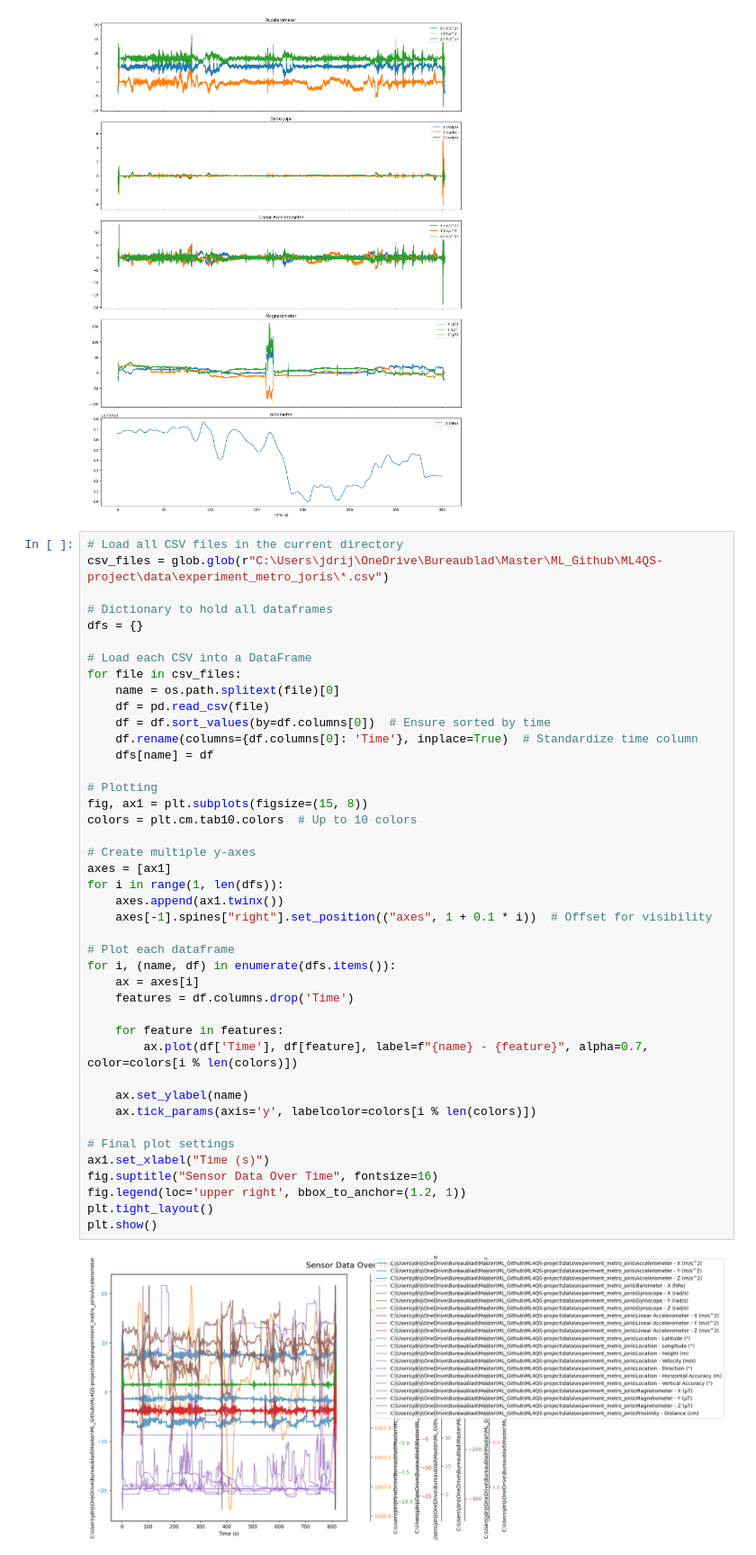
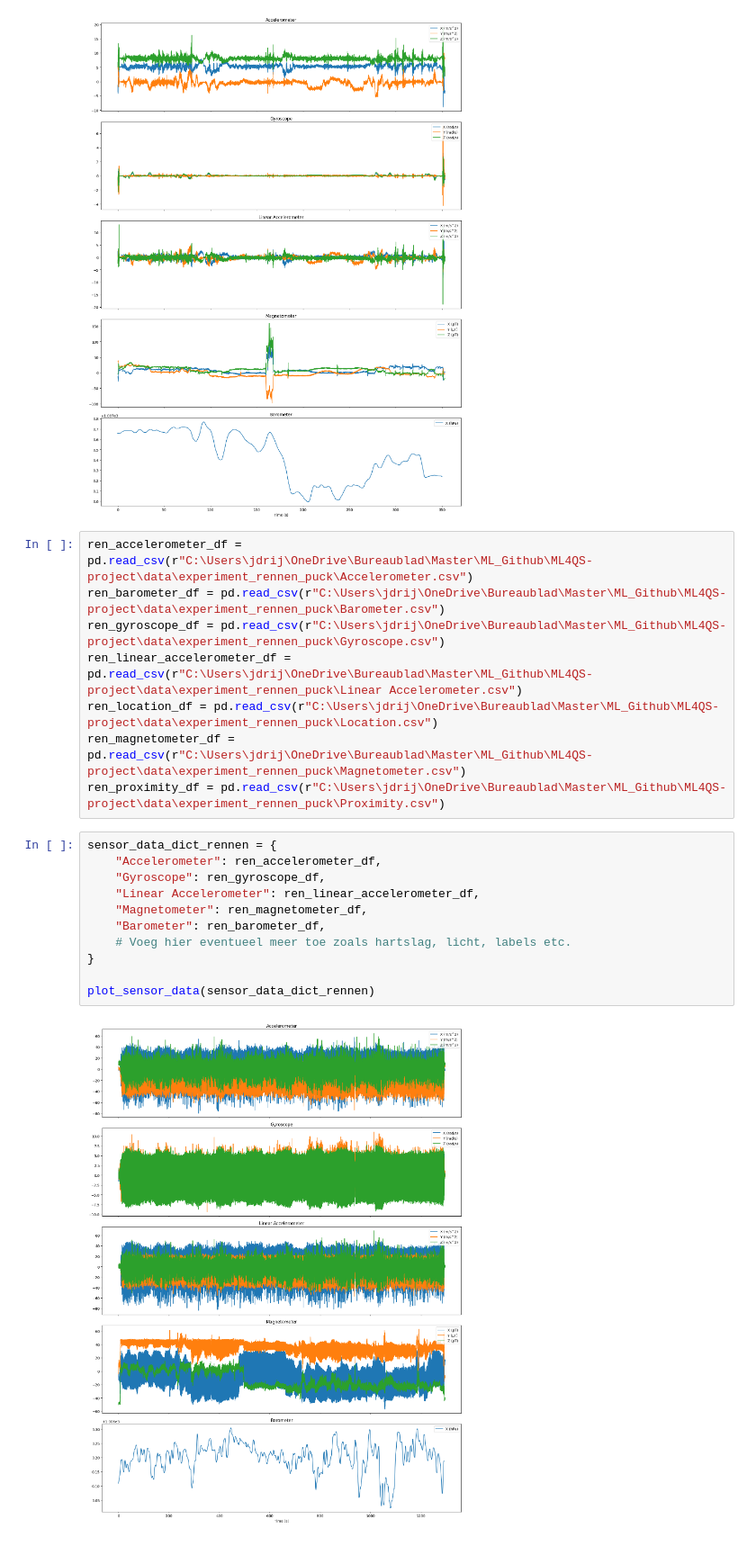
Before and after one commit to PuckVoorham/ML4QS-project, a Jupyter notebook: notebooks/EDA_experiment_joris.ipynb, the cells around one changed output. Shown at 90% size. Saved outputs shown, nothing was run; the diff lists cells and outputs as text.

```diff
--- a/notebooks/EDA_experiment_joris.ipynb
+++ b/notebooks/EDA_experiment_joris.ipynb
@@ -73,47 +75,24 @@ sensor_data_dict_auto = {
 plot_sensor_data(sensor_data_dict_auto)
 # %% [output]
 [figure]
-# %%
-# Load all CSV files in the current directory
-csv_files = glob.glob(r"C:\Users\jdrij\OneDrive\Bureaublad\Master\ML_Github\ML4QS-project\data\experiment_metro_joris\*.csv")
-
-# Dictionary to hold all dataframes
-dfs = {}
-
-# Load each CSV into a DataFrame
-for file in csv_files:
-    name = os.path.splitext(file)[0]
-    df = pd.read_csv(file)
-    df = df.sort_values(by=df.columns[0])  # Ensure sorted by time
-    df.rename(columns={df.columns[0]: 'Time'}, inplace=True)  # Standardize time column
-    dfs[name] = df
-
-# Plotting
-fig, ax1 = plt.subplots(figsize=(15, 8))
-colors = plt.cm.tab10.colors  # Up to 10 colors
-
-# Create multiple y-axes
-axes = [ax1]
-for i in range(1, len(dfs)):
-    axes.append(ax1.twinx())
-    axes[-1].spines["right"].set_position(("axes", 1 + 0.1 * i))  # Offset for visibility
-
-# Plot each dataframe
-for i, (name, df) in enumerate(dfs.items()):
-    ax = axes[i]
-    features = df.columns.drop('Time')
-
-    for feature in features:
-        ax.plot(df['Time'], df[feature], label=f"{name} - {feature}", alpha=0.7, color=colors[i % len(colors)])
-
-    ax.set_ylabel(name)
-    ax.tick_params(axis='y', labelcolor=colors[i % len(colors)])
-
-# Final plot settings
-ax1.set_xlabel("Time (s)")
-fig.suptitle("Sensor Data Over Time", fontsize=16)
-fig.legend(loc='upper right', bbox_to_anchor=(1.2, 1))
-plt.tight_layout()
-plt.show()
-# %% [output]
-[figure, removed]
+# %%
+ren_accelerometer_df = pd.read_csv(r"C:\Users\jdrij\OneDrive\Bureaublad\Master\ML_Github\ML4QS-project\data\experiment_rennen_puck\Accelerometer.csv")
+ren_barometer_df = pd.read_csv(r"C:\Users\jdrij\OneDrive\Bureaublad\Master\ML_Github\ML4QS-project\data\experiment_rennen_puck\Barometer.csv")
+ren_gyroscope_df = pd.read_csv(r"C:\Users\jdrij\OneDrive\Bureaublad\Master\ML_Github\ML4QS-project\data\experiment_rennen_puck\Gyroscope.csv")
+ren_linear_accelerometer_df = pd.read_csv(r"C:\Users\jdrij\OneDrive\Bureaublad\Master\ML_Github\ML4QS-project\data\experiment_rennen_puck\Linear Accelerometer.csv")
+ren_location_df = pd.read_csv(r"C:\Users\jdrij\OneDrive\Bureaublad\Master\ML_Github\ML4QS-project\data\experiment_rennen_puck\Location.csv")
+ren_magnetometer_df = pd.read_csv(r"C:\Users\jdrij\OneDrive\Bureaublad\Master\ML_Github\ML4QS-project\data\experiment_rennen_puck\Magnetometer.csv")
+ren_proximity_df = pd.read_csv(r"C:\Users\jdrij\OneDrive\Bureaublad\Master\ML_Github\ML4QS-project\data\experiment_rennen_puck\Proximity.csv")
+# %%
+sensor_data_dict_rennen = {
+    "Accelerometer": ren_accelerometer_df,
+    "Gyroscope": ren_gyroscope_df,
+    "Linear Accelerometer": ren_linear_accelerometer_df,
+    "Magnetometer": ren_magnetometer_df,
+    "Barometer": ren_barometer_df,
+    # Voeg hier eventueel meer toe zoals hartslag, licht, labels etc.
+}
+
+plot_sensor_data(sensor_data_dict_rennen)
+# %% [output]
+[figure, added]
```
Also changed, not shown: parts of 7 cells of this notebook, 9 other files.
